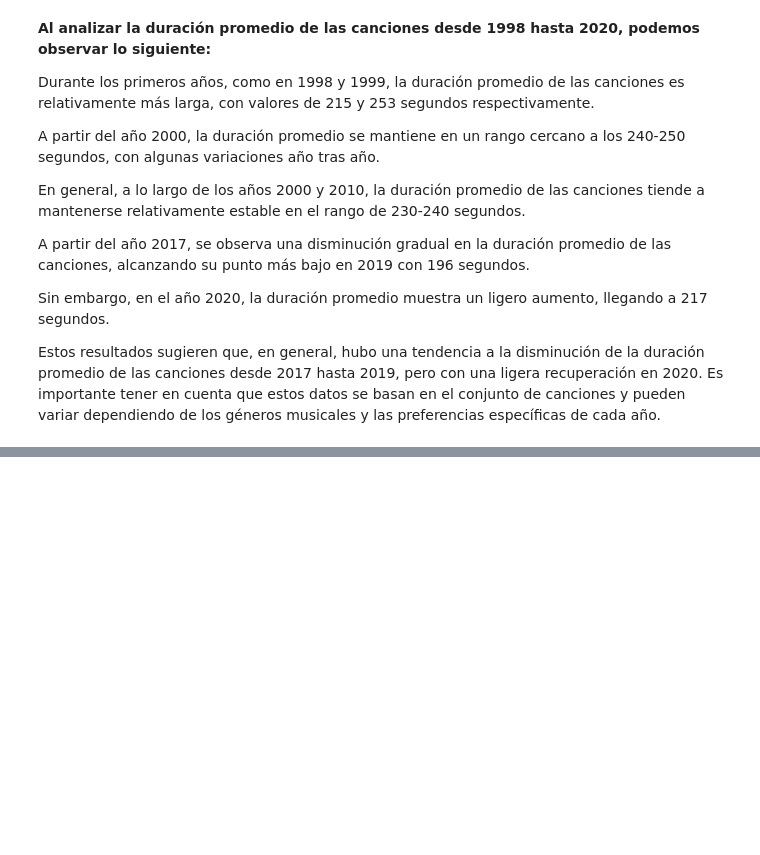
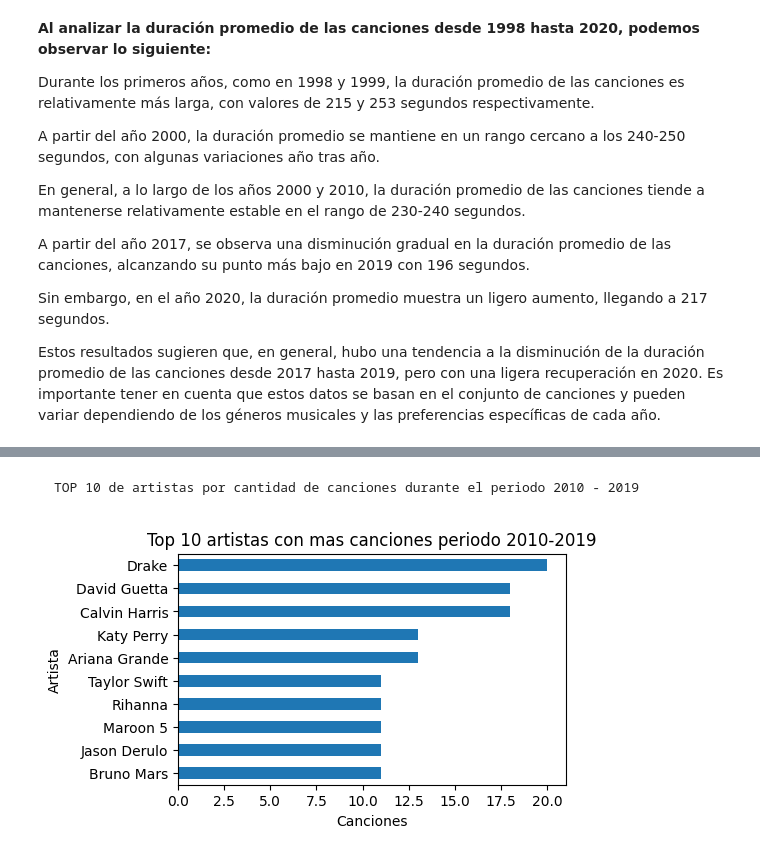
Before and after one commit to MarceloGustavoCordoba/Proyecto2023GrupoCCCC, a Jupyter notebook: Proyecto.ipynb, the cells around one changed output, grey strips where cells are left out. Drawn from its saved outputs; the diff is of its cells as text; code cells hidden in the pictures; blank space fills up the shorter version.

```diff
--- a/Proyecto.ipynb
+++ b/Proyecto.ipynb
@@ -443,0 +460,12 @@ Estos resultados sugieren que, en general, hubo una tendencia a la disminución
+# %% [markdown]
+    TOP 10 de artistas por cantidad de canciones durante el periodo 2010 - 2019
+# %%
+Artista_canciones = df[df['Año']>2009].groupby('Artista')['Cancion'].nunique().nlargest(10).sort_values(ascending=True)
+fig, ax = plt.subplots(figsize=(5, 3))
+Artista_canciones.plot(kind='barh', ax=ax)
+ax.set_xlabel('Canciones')
+ax.set_ylabel('Artista')
+ax.set_title('Top 10 artistas con mas canciones periodo 2010-2019')
+plt.show()
+# %% [output]
+[figure, added]
```
Also changed, not shown: parts of 48 cells of this notebook.
